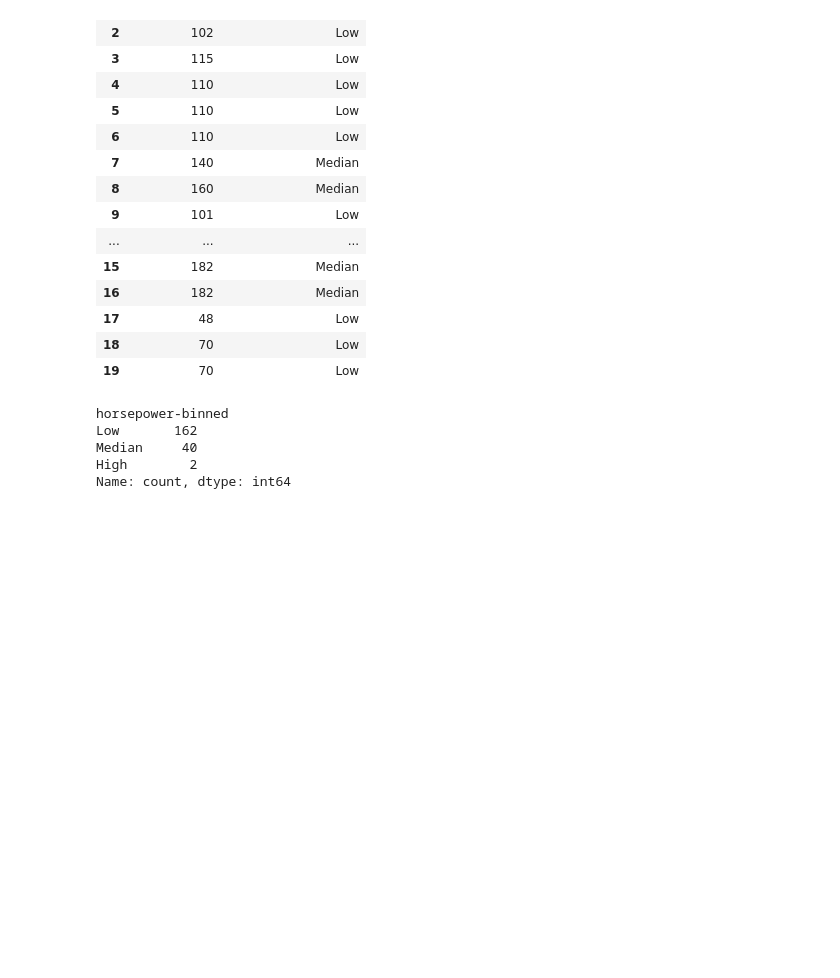
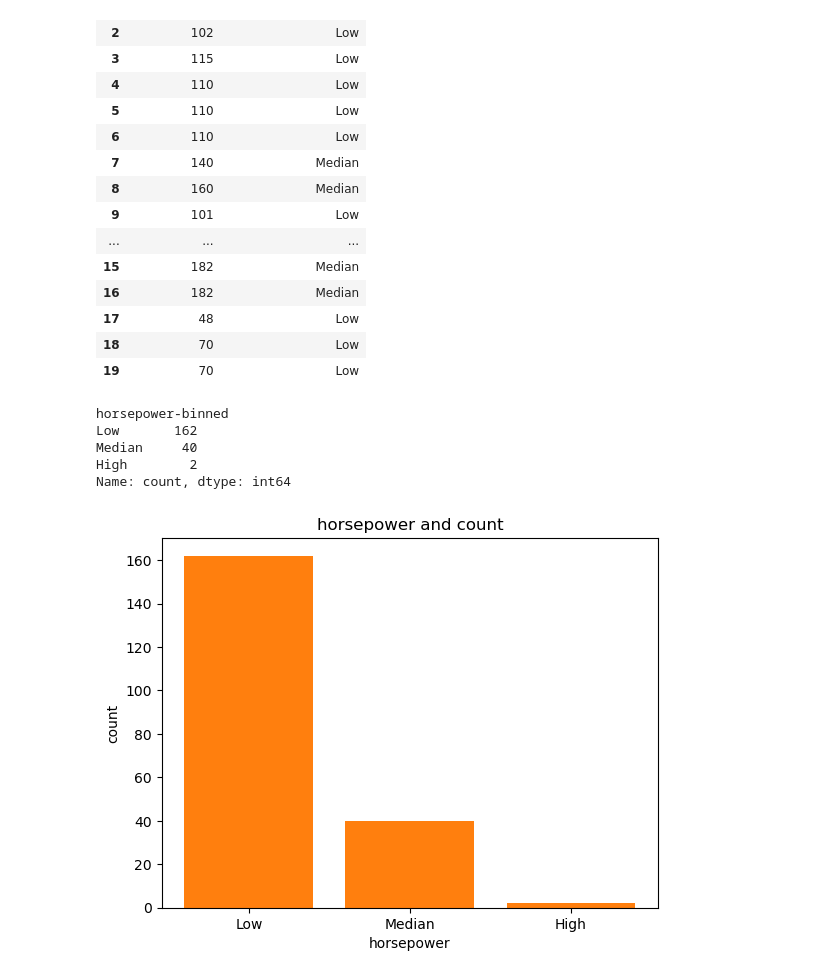
Before and after one commit to CyberWol-12/-Analyzing-Historical-Stock-Revenue-Data-and-Building-a-Dashboard, a Jupyter notebook: PYTHON_ANALYTICS_FULL_PRACTICE.IPYNB, the cells around one changed output. Saved outputs shown, nothing was run; the diff lists cells and outputs as text; code cells hidden in the pictures; blank space fills up the shorter version.

```diff
--- a/PYTHON_ANALYTICS_FULL_PRACTICE.IPYNB
+++ b/PYTHON_ANALYTICS_FULL_PRACTICE.IPYNB
@@ -524,3 +524,11 @@ Low       162
 Median     40
 High        2
 Name: count, dtype: int64
+# %%
+plt.bar(group_name,df['horsepower-binned'].value_counts())
+plt.xlabel("horsepower")
+plt.ylabel("count")
+plt.title("horsepower and count")
+plt.show()
+# %% [output]
+[figure, added]
```
Also changed, not shown: parts of 1 cell of this notebook.
